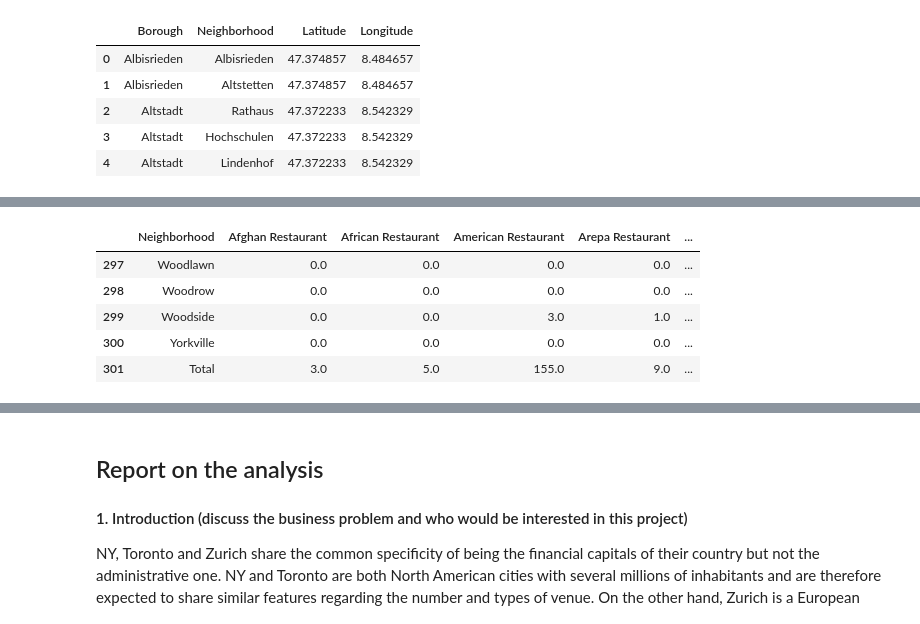
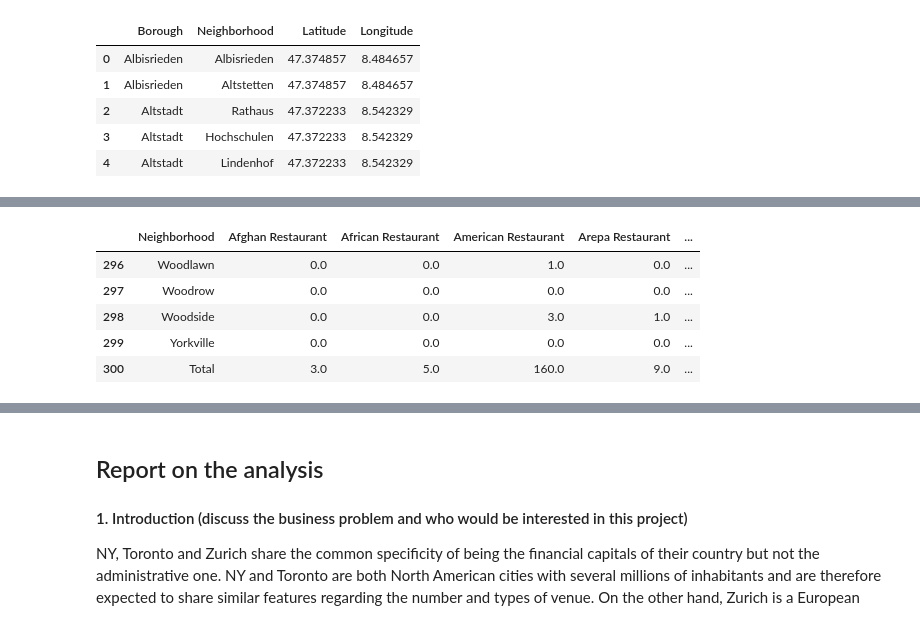
Before and after one commit to Kaeliny/Coursera_Capstone, a Jupyter notebook: Capstone Project - The Battle of Neighborhoods (2).ipynb, the cells around one changed output, grey strips where cells are left out. Saved outputs shown, nothing was run; the diff lists cells and outputs as text; code cells hidden in the pictures.

```diff
--- a/Capstone Project - The Battle of Neighborhoods (2).ipynb
+++ b/Capstone Project - The Battle of Neighborhoods (2).ipynb
@@ -473,2 +372,7 @@ There are 122 uniques categories.
 # %%
-regex = '.*(Neighborhood|Restaurant|Bar|tratoria|café|backery|bagel|food|diner|breakfast|bistro|tea|burrito|butcher|pizz|brewery|creperie|fish|place|pub|steak|gastro).*'
+regex = '.*(Neighborhood|Restaurant|tratoria|backery|bagel|food|diner|breakfast|bistro|burrito|butcher|pizz|brewery|creperie|fish|place|pub|steak|gastro).*'
+# %%
+#NY
+# one hot encoding
+ny_onehot = pd.get_dummies(ny_venues[['Venue Category']], prefix="", prefix_sep="")
+ny_onehot = ny_onehot.filter(regex= regex, axis=1)
@@ -475,22 +392,16 @@ regex = '.*(Neighborhood|Restaurant|Bar|tratoria|café|backery|bagel|food|diner|
 # %%
-#NY
-# one hot encoding
-ny_onehot = pd.get_dummies(ny_venues[['Venue Category']], prefix="", prefix_sep="")
-
 # add neighborhood column back to dataframe
 ny_onehot['Neighborhood'] = ny_venues['Neighborhood']
-
 ny_grouped = ny_onehot.groupby('Neighborhood').sum().reset_index()
 ny_grouped = ny_grouped.append(ny_grouped.drop('Neighborhood', axis=1).sum().rename('Total'))
 ny_grouped.at['Total', 'Neighborhood'] = 'Total'
 ny_grouped = ny_grouped.reset_index(drop=True)
-ny_grouped = ny_grouped.filter(regex=regex, axis=1)
 ny_grouped ['Total'] = ny_grouped.sum(axis=1)
 ny_grouped.tail(5)
 # %% [output]
 |  | Neighborhood | Afghan Restaurant | African Restaurant | American Restaurant | Arepa Restaurant | ... |
-| 297 | Woodlawn | 0.0 | 0.0 | 0.0 | 0.0 | ... |
-| 298 | Woodrow | 0.0 | 0.0 | 0.0 | 0.0 | ... |
-| 299 | Woodside | 0.0 | 0.0 | 3.0 | 1.0 | ... |
-| 300 | Yorkville | 0.0 | 0.0 | 0.0 | 0.0 | ... |
-| 301 | Total | 3.0 | 5.0 | 155.0 | 9.0 | ... |
+| 296 | Woodlawn | 0.0 | 0.0 | 1.0 | 0.0 | ... |
+| 297 | Woodrow | 0.0 | 0.0 | 0.0 | 0.0 | ... |
+| 298 | Woodside | 0.0 | 0.0 | 3.0 | 1.0 | ... |
+| 299 | Yorkville | 0.0 | 0.0 | 0.0 | 0.0 | ... |
+| 300 | Total | 3.0 | 5.0 | 160.0 | 9.0 | ... |
```
Also changed, not shown: parts of 39 cells of this notebook.
